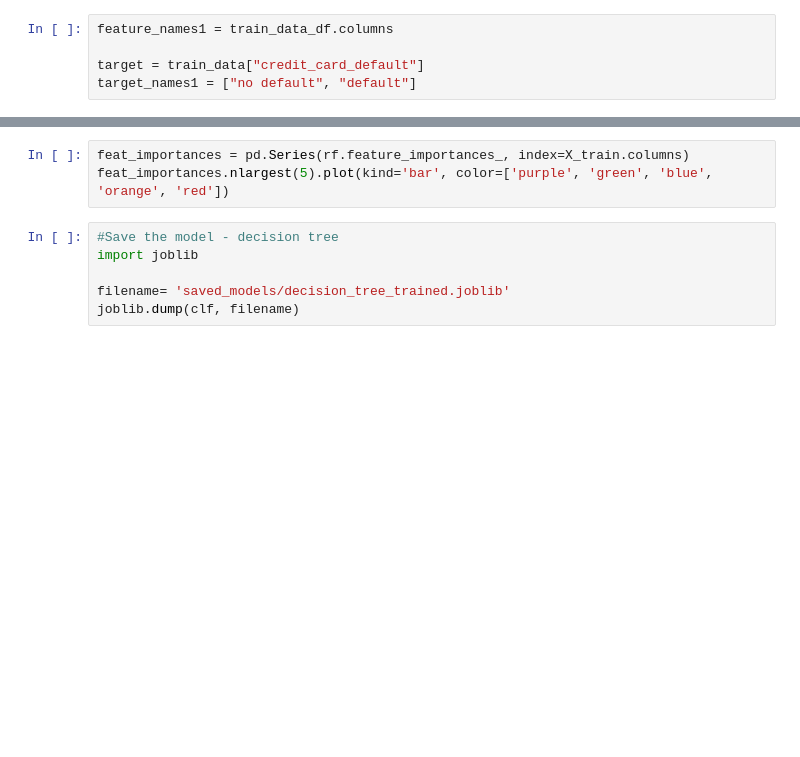
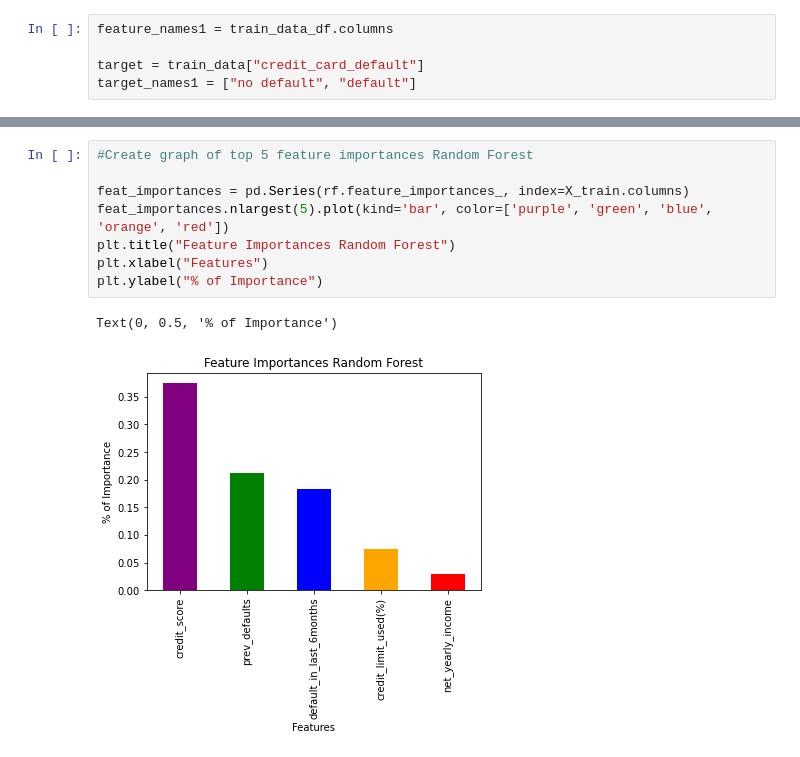
Before and after one commit to gjumaan/ml-project, a Jupyter notebook: decision_trees.ipynb, the cells around one changed output, grey strips where cells are left out. Saved outputs shown, nothing was run; the diff lists cells and outputs as text; blank space fills up the shorter version.

```diff
--- a/decision_trees.ipynb
+++ b/decision_trees.ipynb
@@ -72,9 +187,11 @@ sorted(zip(rf.feature_importances_, feature_names), reverse=True)
 # %%
+#Create graph of top 5 feature importances Random Forest
+
 feat_importances = pd.Series(rf.feature_importances_, index=X_train.columns)
 feat_importances.nlargest(5).plot(kind='bar', color=['purple', 'green', 'blue', 'orange', 'red'])
+plt.title("Feature Importances Random Forest")
+plt.xlabel("Features")
+plt.ylabel("% of Importance")
+# %% [output]
+Text(0, 0.5, '% of Importance')
+[figure, added]
-# %%
-#Save the model - decision tree
-import joblib
-
-filename= 'saved_models/decision_tree_trained.joblib'
-joblib.dump(clf, filename)
```
Also changed, not shown: parts of 28 cells of this notebook, 5 other files.
